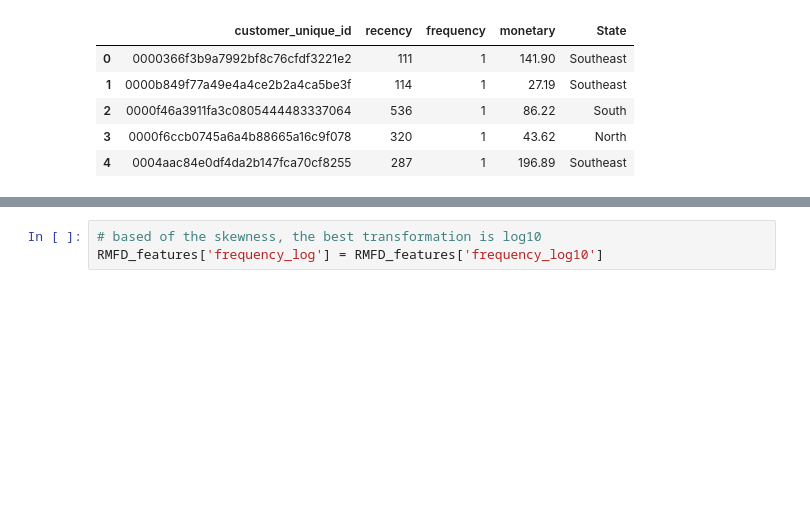
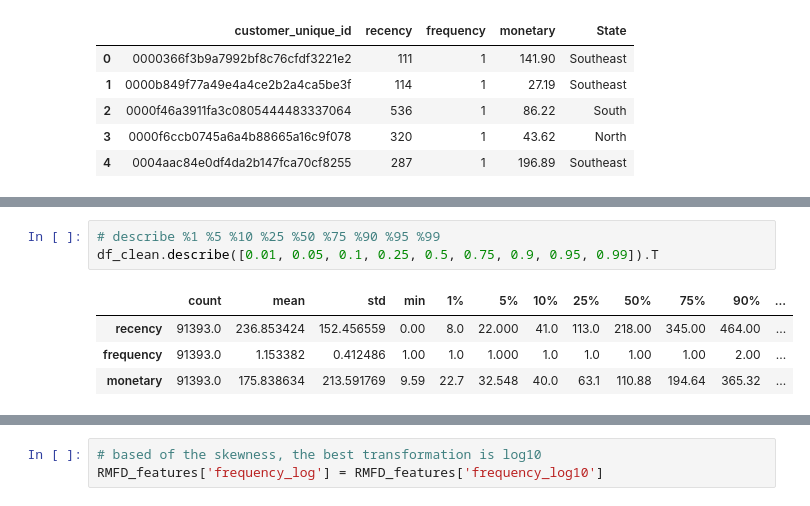
Before and after one commit to pt-sinan-akbar/Dataset-Thesis, a Jupyter notebook: BrazilDataSet.ipynb, the cells around one changed output, grey strips where cells are left out. Drawn from its saved outputs; the diff is of its cells as text; blank space fills up the shorter version.

```diff
--- a/BrazilDataSet.ipynb
+++ b/BrazilDataSet.ipynb
@@ -895 +1010,9 @@ RFMD_Raw.describe([0.01, 0.05, 0.1, 0.25, 0.5, 0.75, 0.9, 0.95, 0.99]).T
+# %%
+# describe %1 %5 %10 %25 %50 %75 %90 %95 %99
+df_clean.describe([0.01, 0.05, 0.1, 0.25, 0.5, 0.75, 0.9, 0.95, 0.99]).T
+# %% [output]
+|  | count | mean | std | min | 1% | 5% | 10% | 25% | 50% | 75% | 90% | ... |
+| recency | 91393.0 | 236.853424 | 152.456559 | 0.00 | 8.0 | 22.000 | 41.0 | 113.0 | 218.00 | 345.00 | 464.00 | ... |
+| frequency | 91393.0 | 1.153382 | 0.412486 | 1.00 | 1.0 | 1.000 | 1.0 | 1.0 | 1.00 | 1.00 | 2.00 | ... |
+| monetary | 91393.0 | 175.838634 | 213.591769 | 9.59 | 22.7 | 32.548 | 40.0 | 63.1 | 110.88 | 194.64 | 365.32 | ... |
 # %%
```
Also changed, not shown: parts of 9 cells of this notebook.
